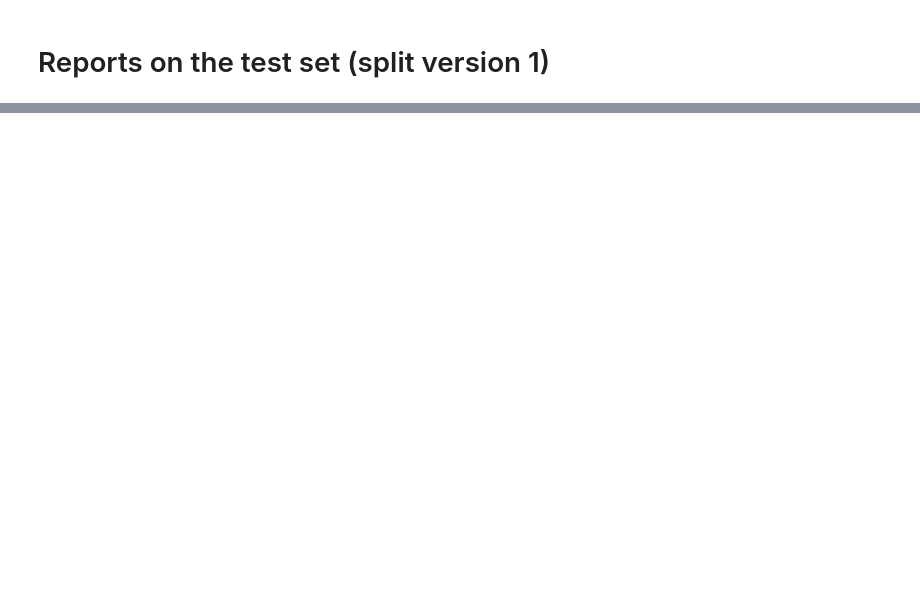
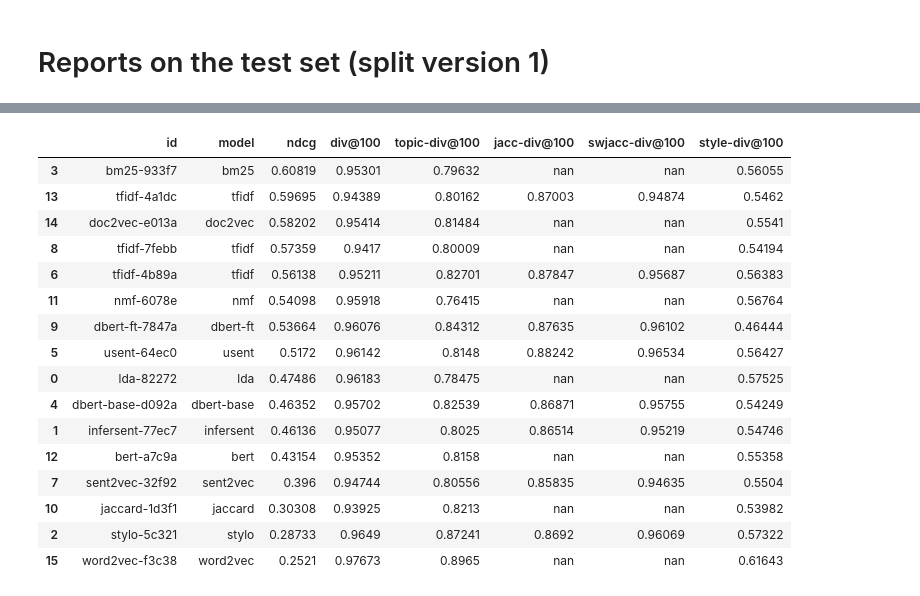
Before and after one commit to arthur-gallois/Twinews-adapted, a Jupyter notebook: twinews/evaluation/hjreport.ipynb, the cells around one changed output, grey strips where cells are left out. Cells and saved outputs as stored; diff of their text form; code cells hidden in the pictures; blank space fills up the shorter version.

```diff
--- a/twinews/evaluation/hjreport.ipynb
+++ b/twinews/evaluation/hjreport.ipynb
@@ -474,0 +213,20 @@ These values are common to all rows (156):
+# %%
+printAll('div', splitVersion=1)
+# %% [output]
+|  | id | model | ndcg | div@100 | topic-div@100 | jacc-div@100 | swjacc-div@100 | style-div@100 |
+| 3 | bm25-933f7 | bm25 | 0.60819 | 0.95301 | 0.79632 | nan | nan | 0.56055 |
+| 13 | tfidf-4a1dc | tfidf | 0.59695 | 0.94389 | 0.80162 | 0.87003 | 0.94874 | 0.5462 |
+| 14 | doc2vec-e013a | doc2vec | 0.58202 | 0.95414 | 0.81484 | nan | nan | 0.5541 |
+| 8 | tfidf-7febb | tfidf | 0.57359 | 0.9417 | 0.80009 | nan | nan | 0.54194 |
+| 6 | tfidf-4b89a | tfidf | 0.56138 | 0.95211 | 0.82701 | 0.87847 | 0.95687 | 0.56383 |
+| 11 | nmf-6078e | nmf | 0.54098 | 0.95918 | 0.76415 | nan | nan | 0.56764 |
+| 9 | dbert-ft-7847a | dbert-ft | 0.53664 | 0.96076 | 0.84312 | 0.87635 | 0.96102 | 0.46444 |
+| 5 | usent-64ec0 | usent | 0.5172 | 0.96142 | 0.8148 | 0.88242 | 0.96534 | 0.56427 |
+| 0 | lda-82272 | lda | 0.47486 | 0.96183 | 0.78475 | nan | nan | 0.57525 |
+| 4 | dbert-base-d092a | dbert-base | 0.46352 | 0.95702 | 0.82539 | 0.86871 | 0.95755 | 0.54249 |
+| 1 | infersent-77ec7 | infersent | 0.46136 | 0.95077 | 0.8025 | 0.86514 | 0.95219 | 0.54746 |
+| 12 | bert-a7c9a | bert | 0.43154 | 0.95352 | 0.8158 | nan | nan | 0.55358 |
+| 7 | sent2vec-32f92 | sent2vec | 0.396 | 0.94744 | 0.80556 | 0.85835 | 0.94635 | 0.5504 |
+| 10 | jaccard-1d3f1 | jaccard | 0.30308 | 0.93925 | 0.8213 | nan | nan | 0.53982 |
+| 2 | stylo-5c321 | stylo | 0.28733 | 0.9649 | 0.87241 | 0.8692 | 0.96069 | 0.57322 |
+| 15 | word2vec-f3c38 | word2vec | 0.2521 | 0.97673 | 0.8965 | nan | nan | 0.61643 |
```
Also changed, not shown: parts of 27 cells of this notebook, 6 other files.
